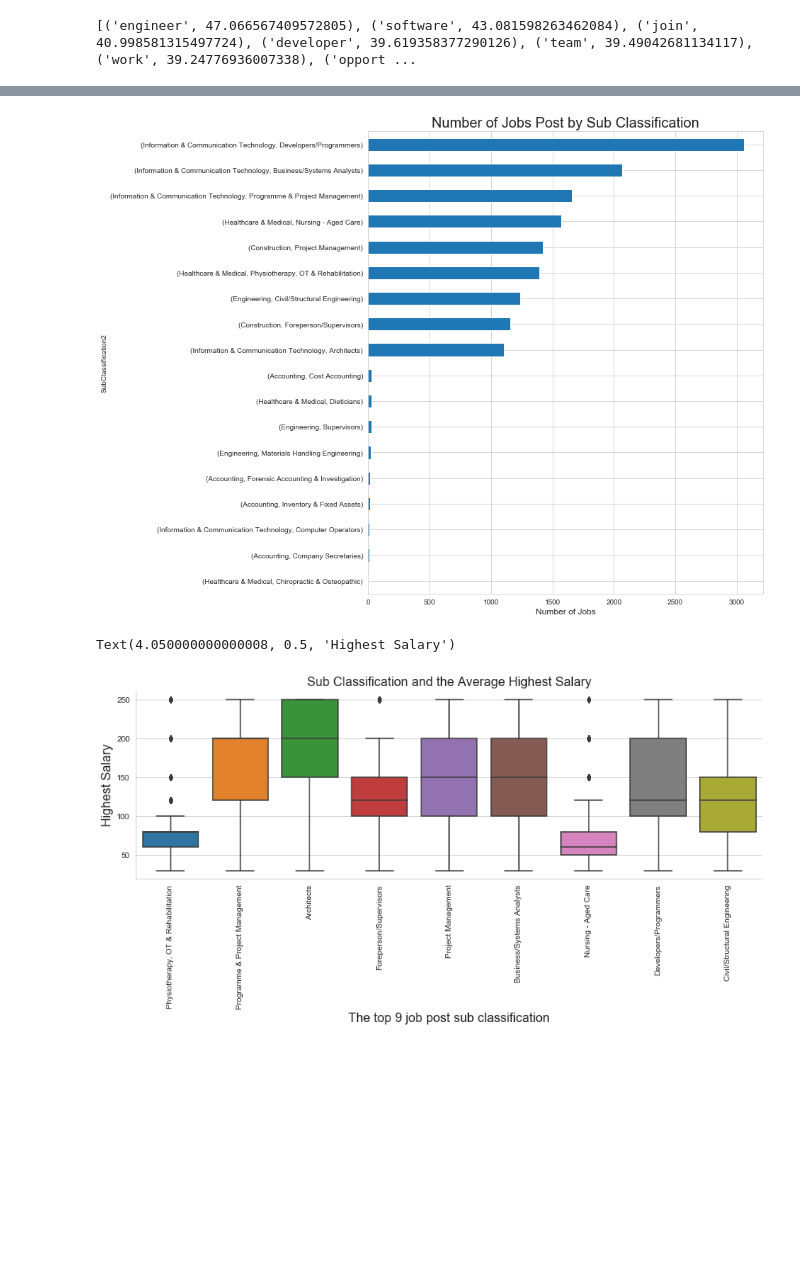
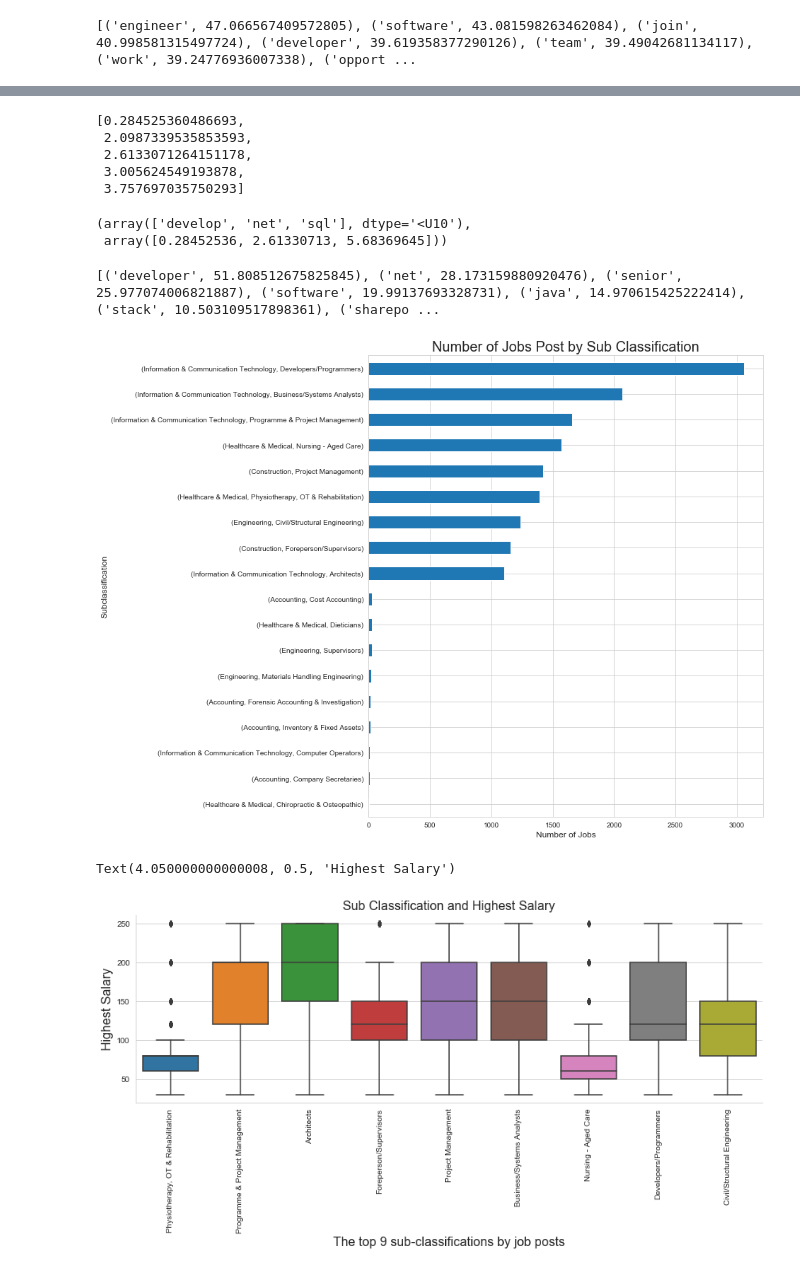
Before and after one commit to susana-p/Shared_Group_File_A3, a Jupyter notebook: Group27_Assignment3/Assignment 2 - Group.ipynb, the cells around one changed output, grey strips where cells are left out. Drawn from its saved outputs; the diff is of its cells as text; code cells hidden in the pictures; blank space fills up the shorter version.

```diff
--- a/Group27_Assignment3/Assignment 2 - Group.ipynb
+++ b/Group27_Assignment3/Assignment 2 - Group.ipynb
@@ -837,7 +921,55 @@ Text(3.925000000000008, 0.5, 'Highest Salary')
+# %%
+#Section 2, Scenario 1 cont
+def idf(vocabulary, documents):
+    """compute IDF, storing values in a dictionary"""
+    idf = {}
+    num_documents = len(documents)
+    for i, term in enumerate(vocabulary):
+        idf[term] = math.log(num_documents / sum(term in document for document in documents), 2)
+    return idf
+
+idf = idf(vocabulary, documents)
+[idf[key] for key in vocabulary[:5]]
+# %% [output]
+[0.284525360486693,
+ 2.0987339535853593,
+ 2.6133071264151178,
+ 3.005624549193878,
+ 3.757697035750293]
+# %%
+#Section 2, Scenario 1 cont
+def vectorize(document, vocabulary, idf):
+    vector = [0]*len(vocabulary)
+    counts = Counter(document)
+    for i,term in enumerate(vocabulary):
+        vector[i] = idf[term] * counts[term]
+    return vector
+
+document_vectors = [vectorize(s, vocabulary, idf) for s in documents]
+np.array(vocabulary)[np.where(np.array(document_vectors[1]) > 0)], np.array(document_vectors[1])[np.where(np.array(document_vectors[1]) > 0)]
+# %% [output]
+(array(['develop', 'net', 'sql'], dtype='<U10'),
+ array([0.28452536, 2.61330713, 5.68369645]))
+# %%
+#Section 2, Scenario 1 cont
+# Get the top 50 common words
+from sklearn.feature_extraction.text import CountVectorizer, TfidfVectorizer
+from sklearn.metrics.pairwise import linear_kernel
+
+tfidf = TfidfVectorizer(analyzer='word', ngram_range=(1,1), min_df = 1, stop_words = 'english', max_features=500)
+
+features = tfidf.fit(original_documents)
+corpus_tf_idf = tfidf.transform(original_documents)
+
+sum_words = corpus_tf_idf.sum(axis=0)
+words_freq = [(word, sum_words[0, idx]) for word, idx in tfidf.vocabulary_.items()]
+print(sorted(words_freq, key = lambda x: x[1], reverse=True)[:50])
+# %% [output]
+[('developer', 51.808512675825845), ('net', 28.173159880920476), ('senior', 25.977074006821887), ('software', 19.99137693328731), ('java', 14.970615425222414), ('stack', 10.503109517898361), ('sharepo ...
 # %%
-# Scenario 2:
+#Section 2, Scenario 2
 
-# create a list of top classification job tops which is currently teaching in Griffith
+#Create a list of top classification job types which are currently taught at  Griffith
 griffith_courses = ['Information & Communication Technology', 'Healthcare & Medical', 'Engineering', 'Construction', 'Accounting']
 
 df_sub_sectors = df[(df['Classification'].isin(griffith_courses)) & (df['SubClassification'] != "Other")]
@@ -846,42 +978,42 @@ df_sub_sectors['JobPost'] = df_sub_sectors["Id"]
 df_sub_sectors['SubClassification2'] = df_sub_sectors.index
 df_sub_sectors = df_sub_sectors.reset_index()
 
-
 top9_sub_sectors = df_sub_sectors.sort_values(by=["JobPost"], ascending =False)
 top9_sub_sectors = top9_sub_sectors[:9].copy()
-# Reo-order the database to show the largest on the top
+
+#Re-order the database to show the largest on the top
 top9_sub_sectors = top9_sub_sectors.sort_values(by=["JobPost"], ascending =True)
 
 bottom9_sub_sectors = df_sub_sectors.sort_values(by=["JobPost"], ascending =True)
 bottom9_sub_sectors = bottom9_sub_sectors[:9].copy()
 
 df_sub_sectors = pd.concat([bottom9_sub_sectors, top9_sub_sectors],sort=False)
 
 #print(df_sub_sectors)
 
-# Top 10 sub classification which have top job posts
+#Top 10 sub classification which have top job posts
 df_sub_sectors=df_sub_sectors[['SubClassification2','SubClassification', 'JobPost']]
 
 df_sub_sectors.plot(x='SubClassification2', y = 'JobPost', kind='barh',legend = False, figsize=(10,12))
 plt.title('Number of Jobs Post by Sub Classification', size=20)
 plt.xlabel('Number of Jobs', size=12)
+plt.ylabel('Subclassification', size=12)
 plt.show()
 
+#Salary range in each sub classification in the top 9
+#print(top9_sub_sectors)
+top9_sub_sectors_string = top9_sub_sectors['SubClassification'].tolist()
 
-# Salary range in each sub classification in the top 9
-#rint(top9_sub_sectors)
-top9_sub_sectors_string = top9_sub_sectors['SubClassification'].tolist()
 #print(top9_sub_sectors_string)
-
 df_sub_sectors2  = df[(df['SubClassification'].isin(top9_sub_sectors_string)) & (df['Classification'].notnull()) & (df['SubClassification'].notnull()) & (df['SubClassification'] != "Other")]
 
 ax = sns.catplot(x="SubClassification", y="HighestSalary", data = df_sub_sectors2, kind="box", height=4, aspect=3)
 ax.set_xticklabels(rotation=90)
-plt.title('Sub Classification and the Average Highest Salary',size=16,loc='center')
-plt.xlabel('The top 9 job post sub classification',size=16)
+plt.title('Sub Classification and Highest Salary',size=16,loc='center')
+plt.xlabel('The top 9 sub-classifications by job posts',size=16)
 plt.ylabel('Highest Salary',size=16)
 # %% [output]
 [figure]
 Text(4.050000000000008, 0.5, 'Highest Salary')
-[figure, old version]
+[figure, new version]
 # %%
```
Also changed, not shown: parts of 14 cells of this notebook.
